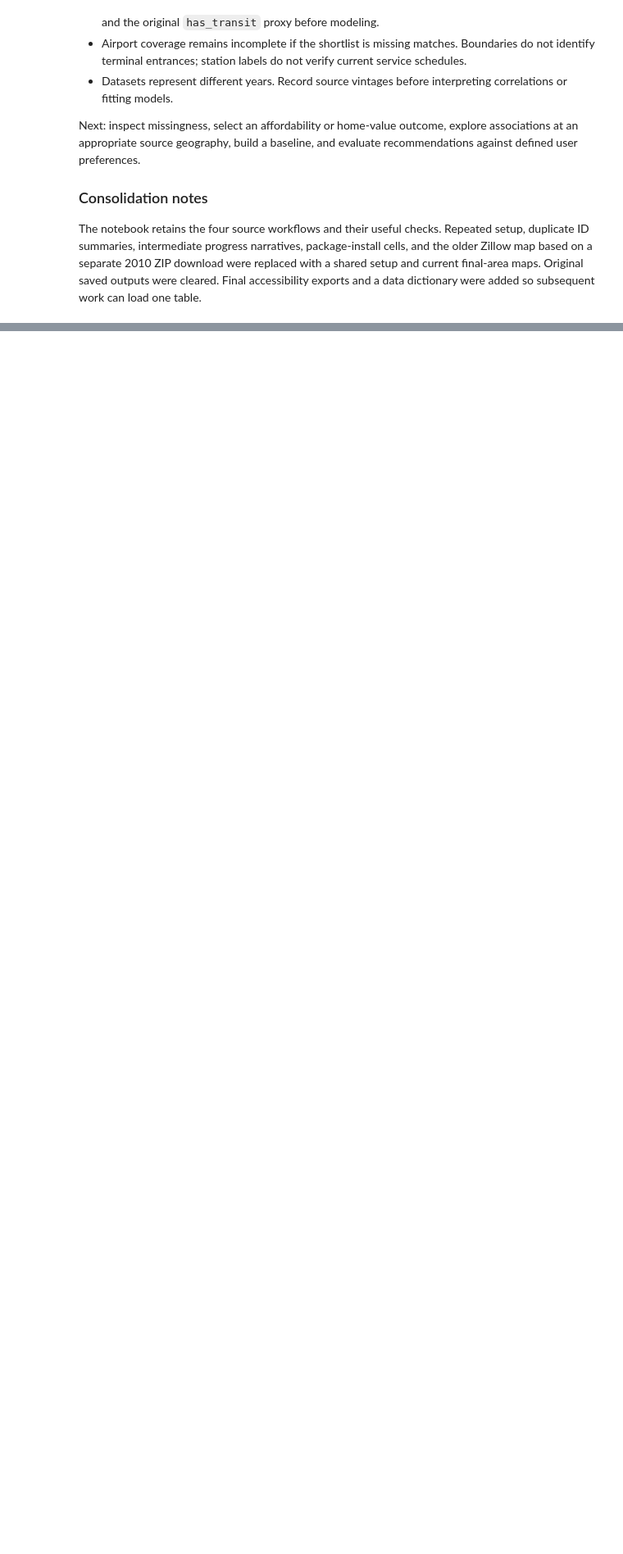
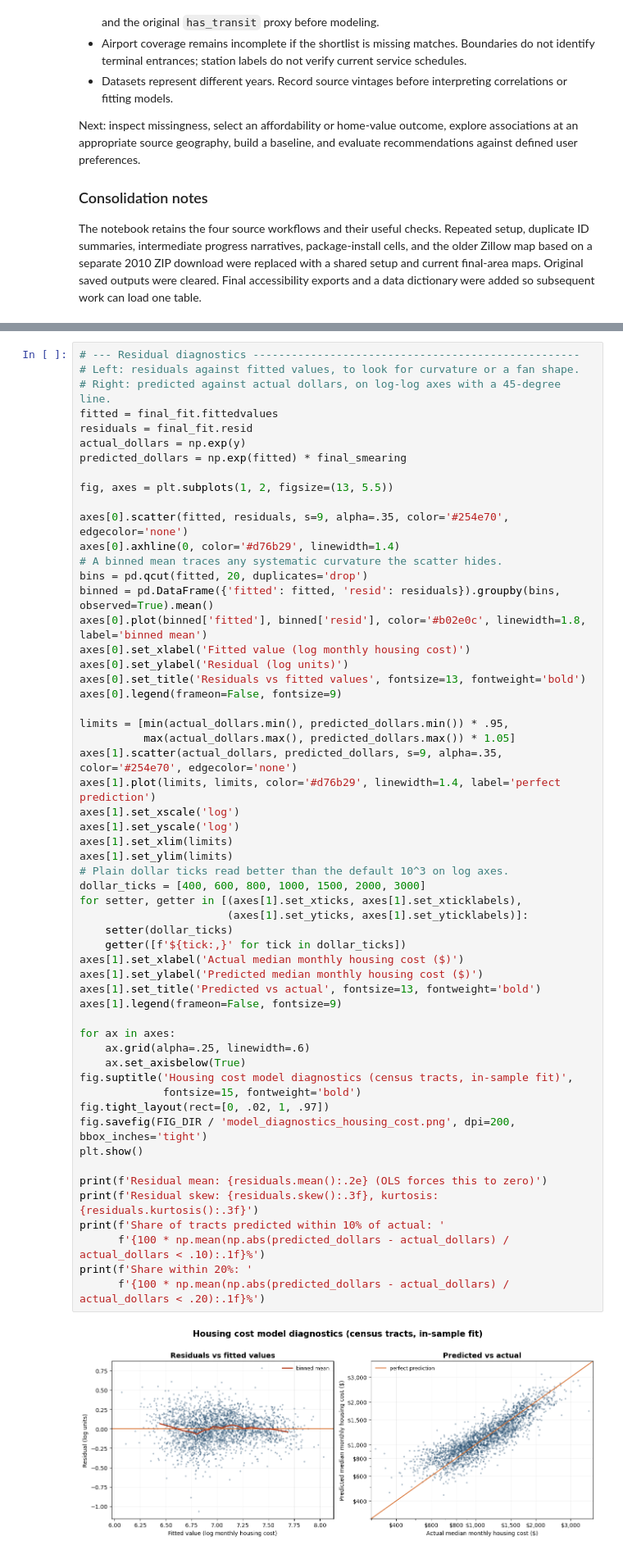
Before and after one commit to MassSarcasm/2302-group-proj, a Jupyter notebook: nc_housing_main.ipynb, the cells around one changed output, grey strips where cells are left out. Shown at 82% size. Saved outputs shown, nothing was run; the diff lists cells and outputs as text; blank space fills up the shorter version.

Commit message:
Created new data sets, created features, prepped and ready to create reccomender.

```diff
--- a/nc_housing_main.ipynb
+++ b/nc_housing_main.ipynb
@@ -2553,0 +3201,58 @@ The notebook retains the four source workflows and their useful checks. Repeated
+# %%
+# --- Residual diagnostics ---------------------------------------------------
+# Left: residuals against fitted values, to look for curvature or a fan shape.
+# Right: predicted against actual dollars, on log-log axes with a 45-degree line.
+fitted = final_fit.fittedvalues
+residuals = final_fit.resid
+actual_dollars = np.exp(y)
+predicted_dollars = np.exp(fitted) * final_smearing
+
+fig, axes = plt.subplots(1, 2, figsize=(13, 5.5))
+
+axes[0].scatter(fitted, residuals, s=9, alpha=.35, color='#254e70', edgecolor='none')
+axes[0].axhline(0, color='#d76b29', linewidth=1.4)
+# A binned mean traces any systematic curvature the scatter hides.
+bins = pd.qcut(fitted, 20, duplicates='drop')
+binned = pd.DataFrame({'fitted': fitted, 'resid': residuals}).groupby(bins, observed=True).mean()
+axes[0].plot(binned['fitted'], binned['resid'], color='#b02e0c', linewidth=1.8, label='binned mean')
+axes[0].set_xlabel('Fitted value (log monthly housing cost)')
+axes[0].set_ylabel('Residual (log units)')
+axes[0].set_title('Residuals vs fitted values', fontsize=13, fontweight='bold')
+axes[0].legend(frameon=False, fontsize=9)
+
+limits = [min(actual_dollars.min(), predicted_dollars.min()) * .95,
+          max(actual_dollars.max(), predicted_dollars.max()) * 1.05]
+axes[1].scatter(actual_dollars, predicted_dollars, s=9, alpha=.35, color='#254e70', edgecolor='none')
+axes[1].plot(limits, limits, color='#d76b29', linewidth=1.4, label='perfect prediction')
+axes[1].set_xscale('log')
+axes[1].set_yscale('log')
+axes[1].set_xlim(limits)
+axes[1].set_ylim(limits)
+# Plain dollar ticks read better than the default 10^3 on log axes.
+dollar_ticks = [400, 600, 800, 1000, 1500, 2000, 3000]
+for setter, getter in [(axes[1].set_xticks, axes[1].set_xticklabels),
+                       (axes[1].set_yticks, axes[1].set_yticklabels)]:
+    setter(dollar_ticks)
+    getter([f'${tick:,}' for tick in dollar_ticks])
+axes[1].set_xlabel('Actual median monthly housing cost ($)')
+axes[1].set_ylabel('Predicted median monthly housing cost ($)')
+axes[1].set_title('Predicted vs actual', fontsize=13, fontweight='bold')
+axes[1].legend(frameon=False, fontsize=9)
+
+for ax in axes:
+    ax.grid(alpha=.25, linewidth=.6)
+    ax.set_axisbelow(True)
+fig.suptitle('Housing cost model diagnostics (census tracts, in-sample fit)',
+             fontsize=15, fontweight='bold')
+fig.tight_layout(rect=[0, .02, 1, .97])
+fig.savefig(FIG_DIR / 'model_diagnostics_housing_cost.png', dpi=200, bbox_inches='tight')
+plt.show()
+
+print(f'Residual mean: {residuals.mean():.2e} (OLS forces this to zero)')
+print(f'Residual skew: {residuals.skew():.3f}, kurtosis: {residuals.kurtosis():.3f}')
+print(f'Share of tracts predicted within 10% of actual: '
+      f'{100 * np.mean(np.abs(predicted_dollars - actual_dollars) / actual_dollars < .10):.1f}%')
+print(f'Share within 20%: '
+      f'{100 * np.mean(np.abs(predicted_dollars - actual_dollars) / actual_dollars < .20):.1f}%')
+# %% [output]
+[figure, added]
```
Also changed, not shown: parts of 51 cells of this notebook.
